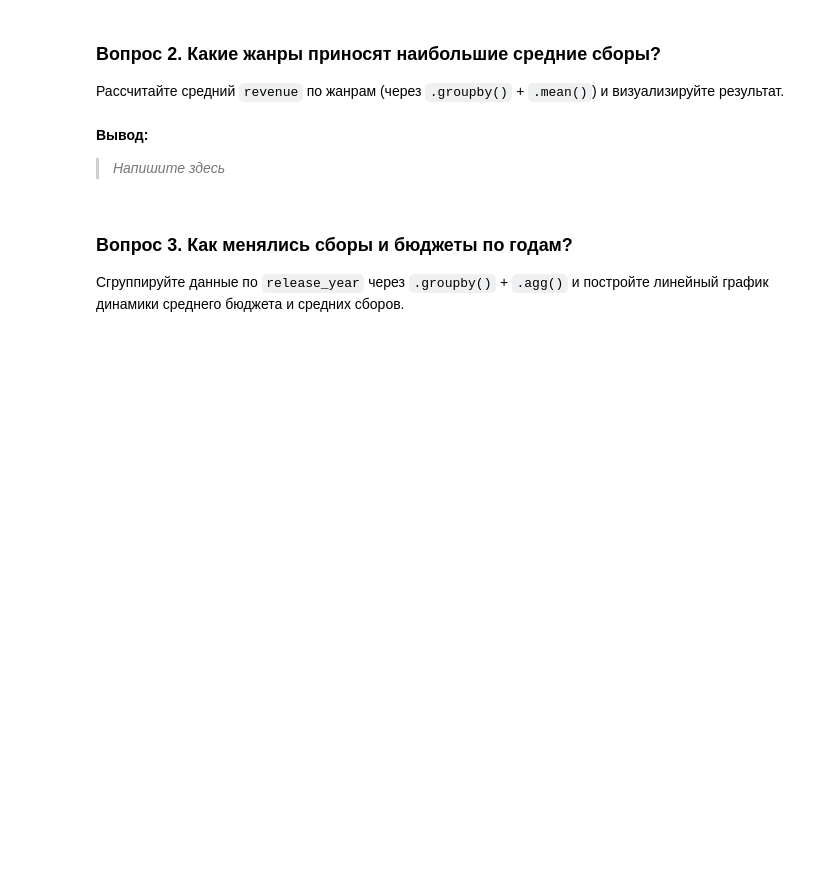
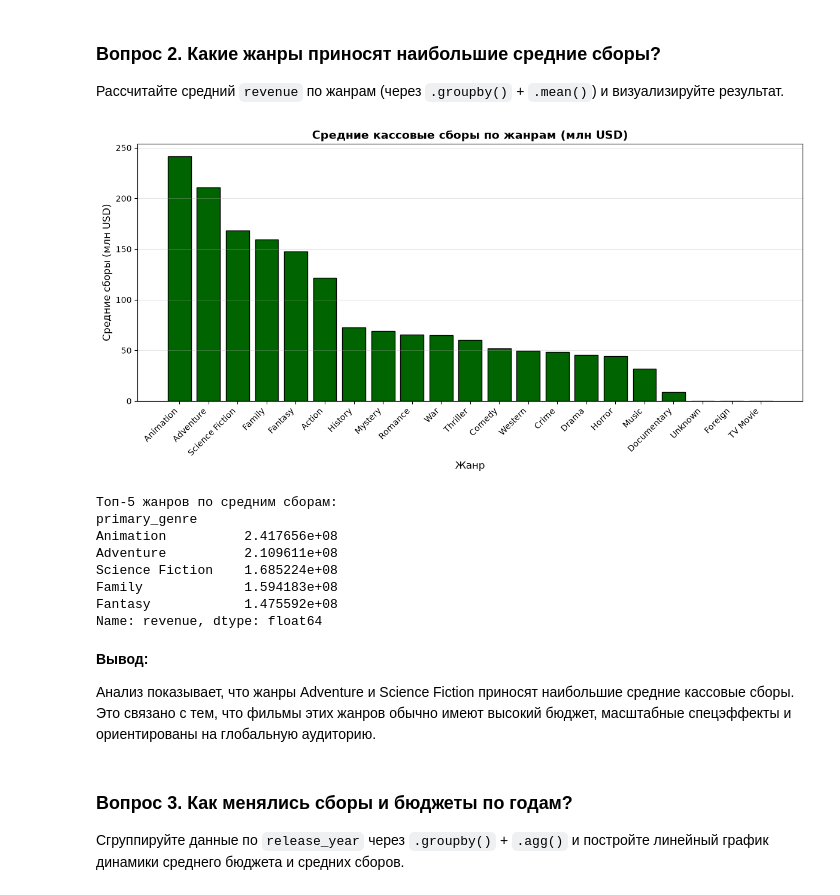
Before and after one commit to eignat88/ntology_STPY-81_w11-main, a Jupyter notebook: final_project_tmdb.ipynb, the cells around one changed output. Cells and saved outputs as stored; diff of their text form; code cells hidden in the pictures; blank space fills up the shorter version.

```diff
--- a/final_project_tmdb.ipynb
+++ b/final_project_tmdb.ipynb
@@ -356,10 +404,38 @@ runtime                  106.87          103.00            3.87
 Рассчитайте средний ``revenue`` по жанрам (через ``.groupby()`` + ``.mean()``) и визуализируйте результат.
 # %%
 # Ваш код здесь
+# Вопрос 2: Какие жанры приносят наибольшие средние сборы?
+
+# Рассчитаем средний revenue по первичным жанрам
+genre_revenue = df.groupby('primary_genre')['revenue'].mean().sort_values(ascending=False)
+
+# Построим столбчатую диаграмму
+plt.figure(figsize=(12, 6))
+plt.bar(genre_revenue.index, genre_revenue.values / 1_000_000, color='darkgreen', edgecolor='black')
+plt.title('Средние кассовые сборы по жанрам (млн USD)', fontsize=14, fontweight='bold')
+plt.xlabel('Жанр', fontsize=12)
+plt.ylabel('Средние сборы (млн USD)', fontsize=12)
+plt.xticks(rotation=45, ha='right')
+plt.grid(axis='y', alpha=0.3)
+plt.tight_layout()
+plt.show()
+
+print("Топ-5 жанров по средним сборам:")
+print(genre_revenue.head())
+# %% [output]
+[figure, added]
+Топ-5 жанров по средним сборам:
+primary_genre
+Animation          2.417656e+08
+Adventure          2.109611e+08
+Science Fiction    1.685224e+08
+Family             1.594183e+08
+Fantasy            1.475592e+08
+Name: revenue, dtype: float64
 # %% [markdown]
 **Вывод:**
 
-> *Напишите здесь*
+Анализ показывает, что жанры Adventure и Science Fiction приносят наибольшие средние кассовые сборы. Это связано с тем, что фильмы этих жанров обычно имеют высокий бюджет, масштабные спецэффекты и ориентированы на глобальную аудиторию.
 # %% [markdown]
 ### Вопрос 3. Как менялись сборы и бюджеты по годам?
 
```
Also changed, not shown: parts of 11 cells of this notebook.
